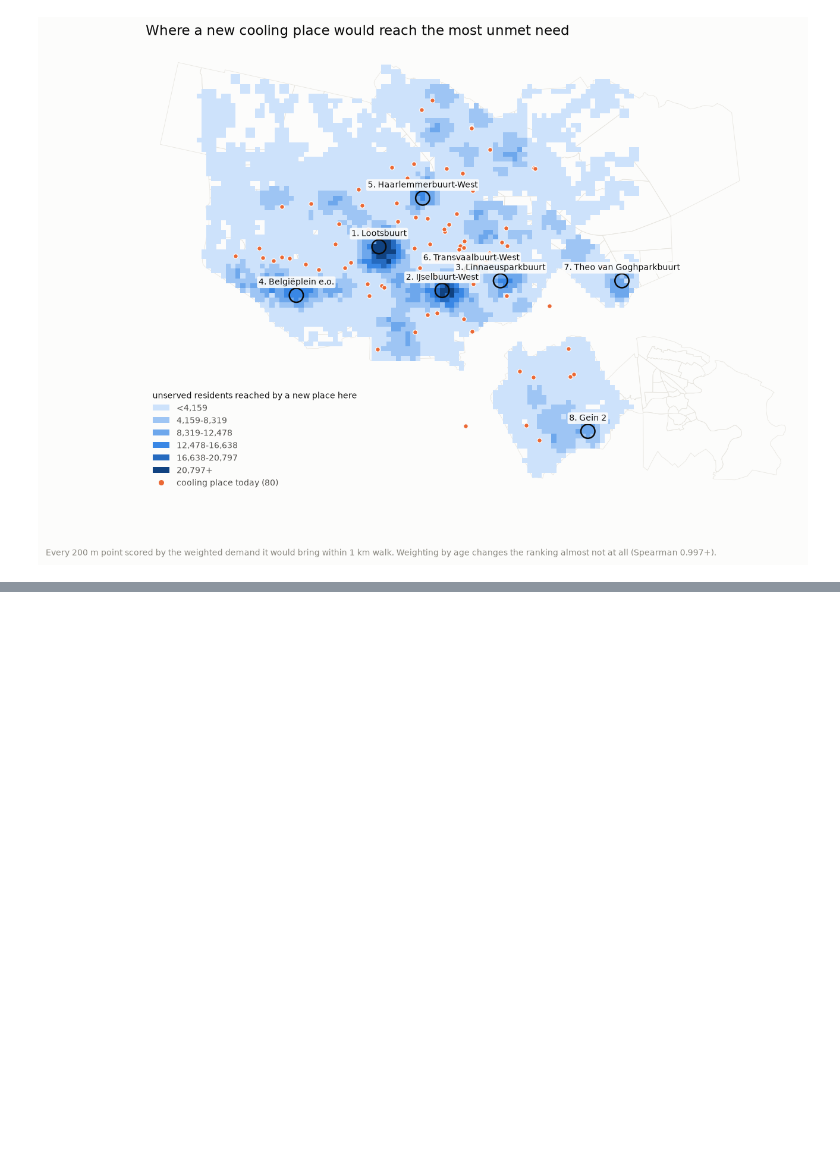
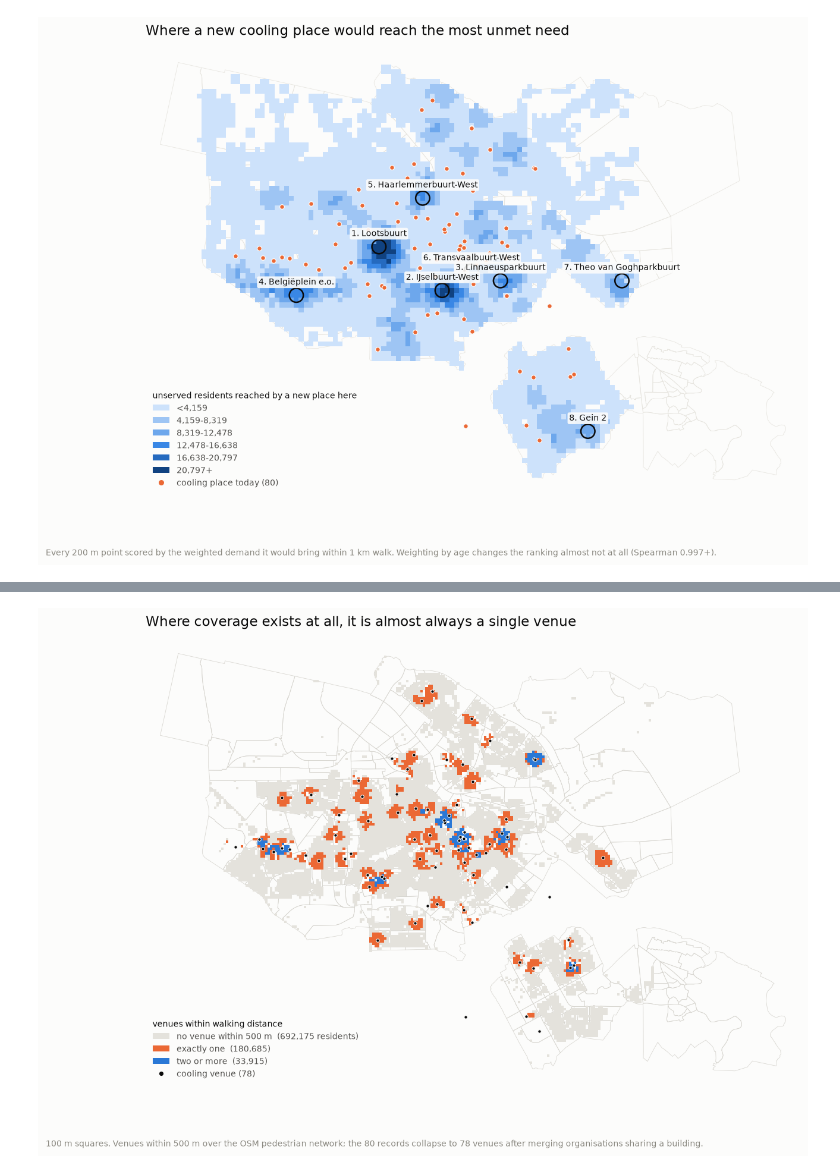
Before and after one commit to NojusStankevicius/koeltekaart-analysis, a Jupyter notebook: koeltekaart.ipynb, the cells around one changed output, grey strips where cells are left out. Cells and saved outputs as stored; diff of their text form; code cells hidden in the pictures; blank space fills up the shorter version.

```diff
--- a/koeltekaart.ipynb
+++ b/koeltekaart.ipynb
@@ -1929,0 +2303,47 @@ plt.show()
+# %%
+# Redundancy is a three-state fact per square, so three flat classes rather than a ramp - a
+# sequential scale would imply "2 venues" is twice as good as "1", which is not the claim.
+near["redundancy"] = np.where(~near["served"], 0, np.where(near["n_within"] == 1, 1, 2))
+sq = grid.merge(near[["crs28992res100m", "redundancy"]], on="crs28992res100m", how="inner")
+
+GREY = "#e4e2dc"
+CLASSES = [GREY, ORANGE, BLUE]
+
+minx, miny, maxx, maxy = b.total_bounds
+pad = 600
+aspect = ((maxy - miny) + 2 * pad) / ((maxx - minx) + 2 * pad)
+fig, ax = plt.subplots(figsize=(11, 11 * aspect))
+
+b.boundary.plot(ax=ax, color="#d6d4ce", linewidth=0.4, zorder=1)
+sq.plot(ax=ax, column="redundancy", cmap=ListedColormap(CLASSES),
+        norm=BoundaryNorm([-0.5, 0.5, 1.5, 2.5], 3), zorder=2)
+
+# One marker per venue, not per record - the merged pairs would otherwise draw twice.
+venue_pts = facilities.iloc[pd.Series(range(len(facilities))).groupby(ven_of).first().to_numpy()]
+venue_pts.plot(ax=ax, color=INK, markersize=9, edgecolor=SURFACE, linewidth=0.6, zorder=3)
+
+pops = [near.loc[near["redundancy"] == k, POP].sum() for k in (0, 1, 2)]
+labels = [f"no venue within {THRESHOLD} m  ({pops[0]:,.0f} residents)",
+          f"exactly one  ({pops[1]:,.0f})",
+          f"two or more  ({pops[2]:,.0f})"]
+handles = [plt.Rectangle((0, 0), 1, 1, facecolor=col) for col in CLASSES] + [
+    Line2D([], [], marker="o", linestyle="none", color="none", markerfacecolor=INK,
+           markeredgecolor=SURFACE, markersize=5, label=f"cooling venue ({n_ven})")]
+ax.legend(handles, labels + [handles[-1].get_label()], loc="lower left", frameon=False,
+          fontsize=8, labelcolor=INK_2, title="venues within walking distance",
+          title_fontsize=8, alignment="left", borderaxespad=0.4, labelspacing=0.45)
+
+ax.set_xlim(minx - pad, maxx + pad)
+ax.set_ylim(miny - pad, maxy + pad)
+ax.set_title("Where coverage exists at all, it is almost always a single venue",
+             fontsize=13, color=INK, loc="left", pad=12)
+ax.set_axis_off()
+ax.set_aspect("equal")
+fig.text(0.01, 0.005, f"100 m squares. Venues within {THRESHOLD} m over the OSM pedestrian "
+         "network; the 80 records collapse to "
+         f"{n_ven} venues after merging organisations sharing a building.",
+         fontsize=7.5, color=INK_3)
+fig.savefig(FIGS / "supply_redundancy.png")
+plt.show()
+# %% [output]
+[figure, added]
```
Also changed, not shown: parts of 27 cells of this notebook, 14 other files.
